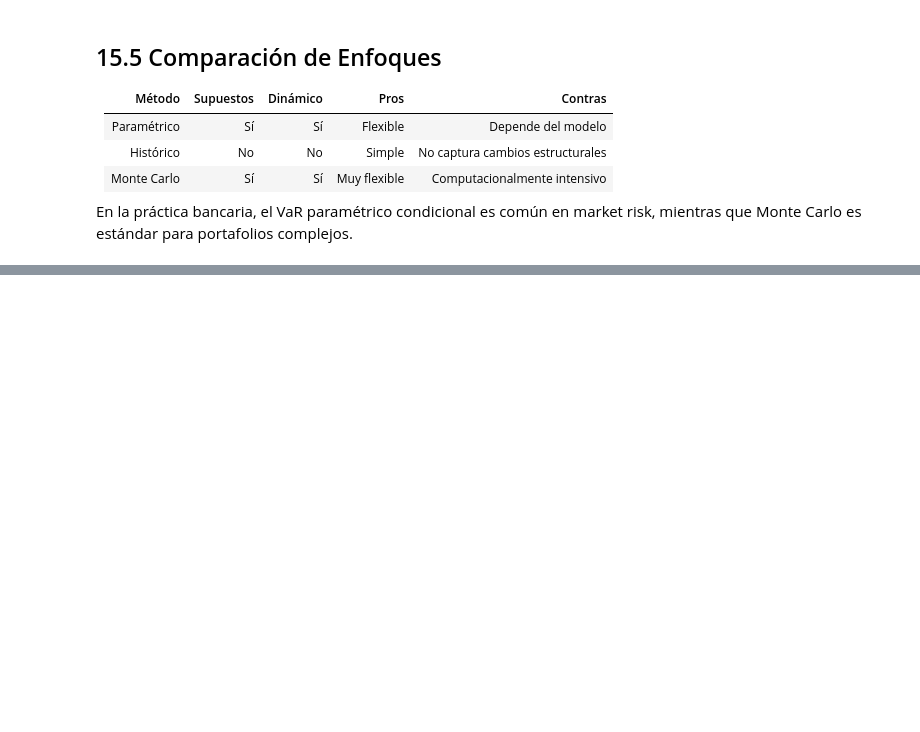
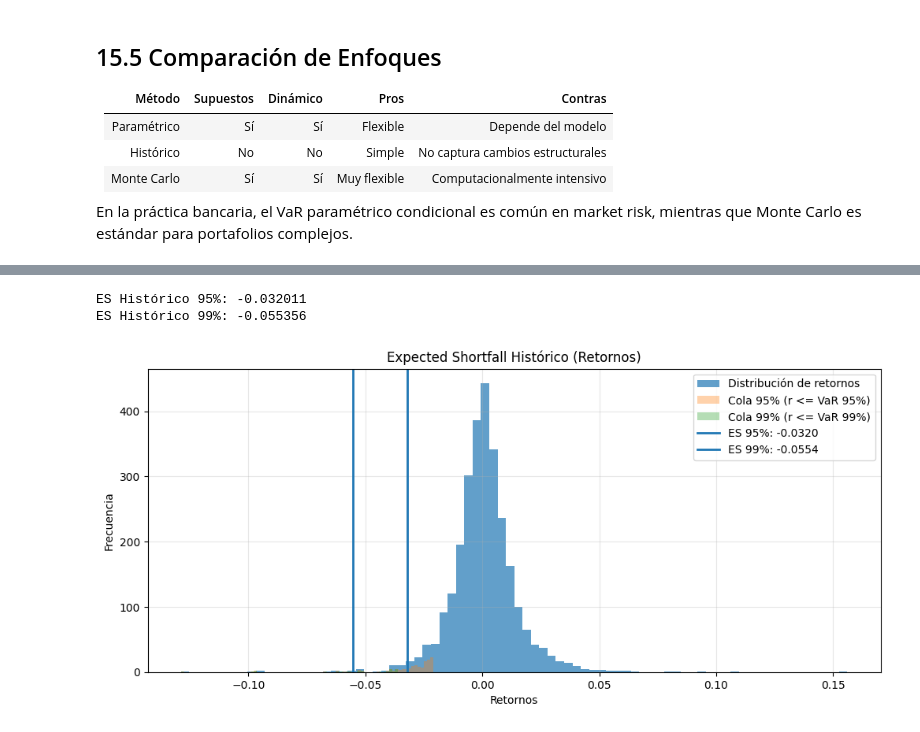
Before and after one commit to PabloLaraL/Volatility-Var-Modeling, a Jupyter notebook: notebook.ipynb, the cells around one changed output, grey strips where cells are left out. Saved outputs shown, nothing was run; the diff lists cells and outputs as text; code cells hidden in the pictures; blank space fills up the shorter version.

```diff
--- a/notebook.ipynb
+++ b/notebook.ipynb
@@ -1177,0 +1216,60 @@ VaR_99: Observadas=20 de 2773 | Tasa=0.0072 | Esperada=0.0100
+# %%
+# ==============================
+# 17.1 ES Histórico
+# ==============================
+
+# Nivel de confianza
+alpha_95 = 0.95
+alpha_99 = 0.99
+
+# Serie de retornos
+r = df_var["r"].astype(float).dropna()
+
+# ------------------------------
+# 1) Umbrales de cola (VaR en retornos)
+# ------------------------------
+var_95 = r.quantile(1 - alpha_95)  # cuantil 5%
+var_99 = r.quantile(1 - alpha_99)  # cuantil 1%
+
+# ------------------------------
+# 2) ES histórico = promedio condicional en cola izquierda
+# ------------------------------
+tail_95 = r[r <= var_95]
+tail_99 = r[r <= var_99]
+
+es_95 = tail_95.mean()
+es_99 = tail_99.mean()
+
+# Guardar en df_var
+df_var["ES_95_hist"] = es_95
+df_var["ES_99_hist"] = es_99
+
+print(f"ES Histórico 95%: {es_95:.6f}")
+print(f"ES Histórico 99%: {es_99:.6f}")
+
+# ------------------------------
+# 3) Visualización
+# ------------------------------
+plt.figure(figsize=(12, 5))
+
+# Histograma total de retornos
+plt.hist(r, bins=80, alpha=0.7, label="Distribución de retornos")
+
+# Resaltar colas (izquierda)
+plt.hist(tail_95, bins=80, alpha=0.35, label="Cola 95% (r <= VaR 95%)")
+plt.hist(tail_99, bins=80, alpha=0.35, label="Cola 99% (r <= VaR 99%)")
+
+# Líneas ES
+plt.axvline(es_95, linewidth=2, label=f"ES 95%: {es_95:.4f}")
+plt.axvline(es_99, linewidth=2, label=f"ES 99%: {es_99:.4f}")
+
+plt.title("Expected Shortfall Histórico (Retornos)")
+plt.xlabel("Retornos")
+plt.ylabel("Frecuencia")
+plt.legend()
+plt.grid(alpha=0.3)
+plt.show()
+# %% [output]
+ES Histórico 95%: -0.032011
+ES Histórico 99%: -0.055356
+[figure, added]
```
Also changed, not shown: parts of 30 cells of this notebook.
